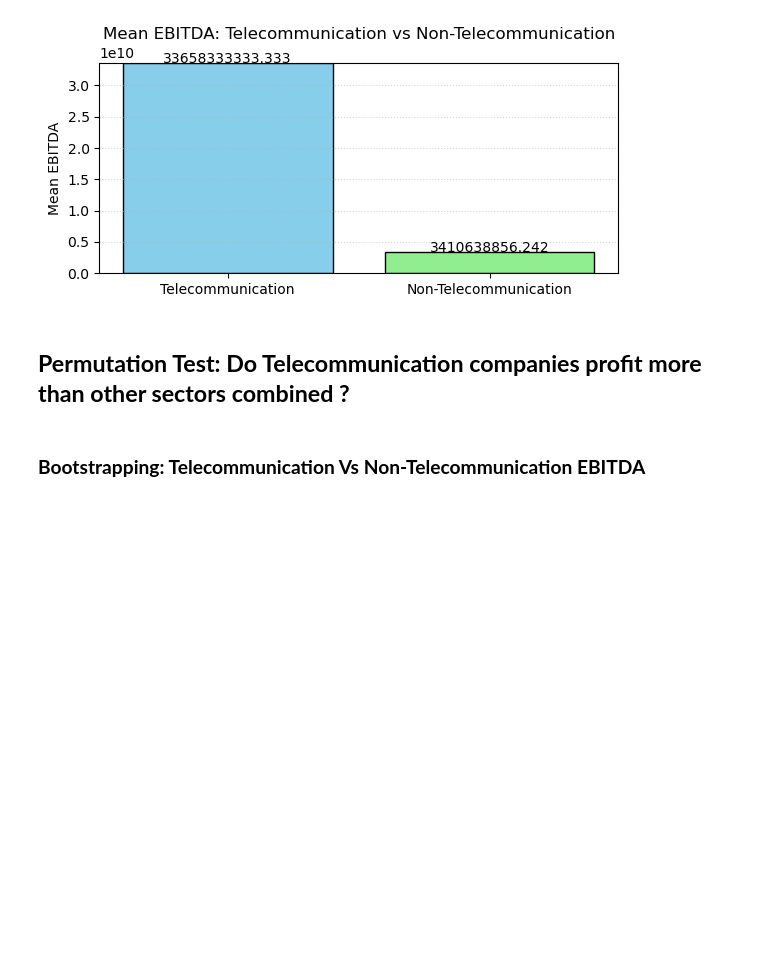
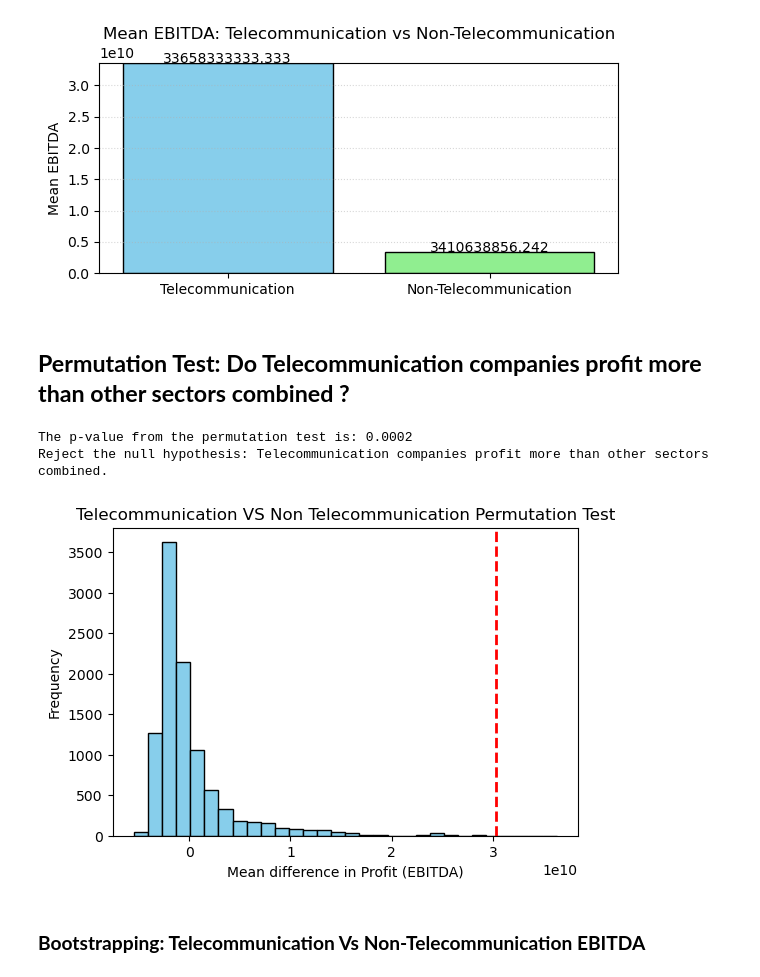
Before and after one commit to kavyakhanna/SP-500-Financial-Analysis, a Jupyter notebook: Analysis.ipynb, the cells around one changed output. Cells and saved outputs as stored; diff of their text form; code cells hidden in the pictures; blank space fills up the shorter version.

```diff
--- a/Analysis.ipynb
+++ b/Analysis.ipynb
@@ -117,20 +117,38 @@ The difference in means between telecommunication sector and all other sector is
 ## **Permutation Test: Do Telecommunication companies profit more than other sectors combined ?**
 # %%
 #Permutation test
+combined=np.concatenate((telecom_df_permu,all_sector_df_permu))
 num_permutations=10000
-combined_permu=np.concatenate((telecom_df_permu,all_sector_df_permu))
-prop_difference=[]
-for i in range(num_permutations):
-    np.random.shuffle(combined_permu)
+diff=[]
+for _ in range(num_permutations):
+    np.random.shuffle(combined)
+    new_telecom=combined[:len(telecom_df_permu)]
+    new_non_telecom=combined[len(telecom_df_permu):]
+    diff.append(new_telecom.mean()- new_non_telecom.mean())
 
+#calculate p-value
+mean_difference=np.array(diff)
+p_value=np.mean(mean_difference>=observed_diff_perm)
+print("The p-value from the permutation test is:", p_value)
 
-    survey_new['alldata']=survey_new['alldata'].sample(
-        n=len(survey_new),replace=False).reset_index(drop=True)
-
-    proportion_education_mean=survey_new.groupby('alldata')['Education'].mean()
-
-    #store the result of mean difference of shuffled data in the empty list
-    prop_difference.append(proportion_education_mean['metro']-proportion_education_mean['non_metro'])
+if p_value < 0.05:
+    print("Reject the null hypothesis: Telecommunication companies profit more than other sectors combined.")
+else:
+    print("Fail to reject the null hypothesis: No significant difference in profit between telecommunication companies and other sectors combined.")
+# %% [output]
+The p-value from the permutation test is: 0.0002
+Reject the null hypothesis: Telecommunication companies profit more than other sectors combined.
+# %%
+#plotting
+plt.figure(figsize=(6,4))
+plt.hist(mean_difference, bins=30, color='skyblue',edgecolor='black')
+plt.axvline(observed_diff_perm, color='red', linestyle='dashed', linewidth=2)
+plt.xlabel('Mean difference in Profit (EBITDA)')
+plt.ylabel('Frequency')
+plt.title('Telecommunication VS Non Telecommunication Permutation Test')
+plt.show()
+# %% [output]
+[figure, added]
 # %% [markdown]
 ### **Bootstrapping: Telecommunication Vs Non-Telecommunication EBITDA**
 # %%
```
Also changed, not shown: parts of 1 cell of this notebook, 1 other file.
